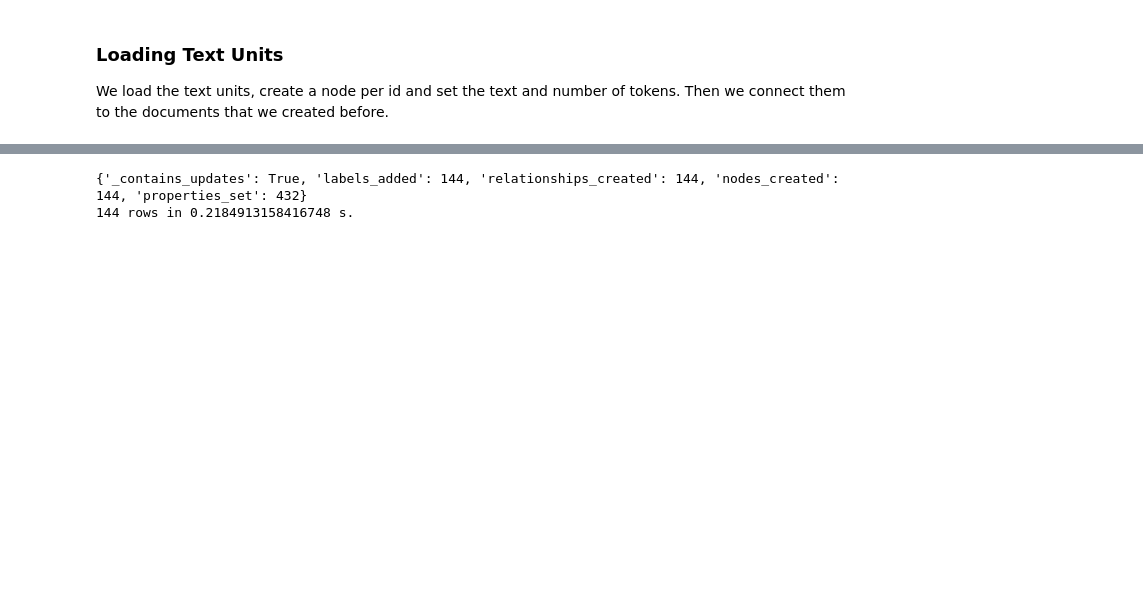
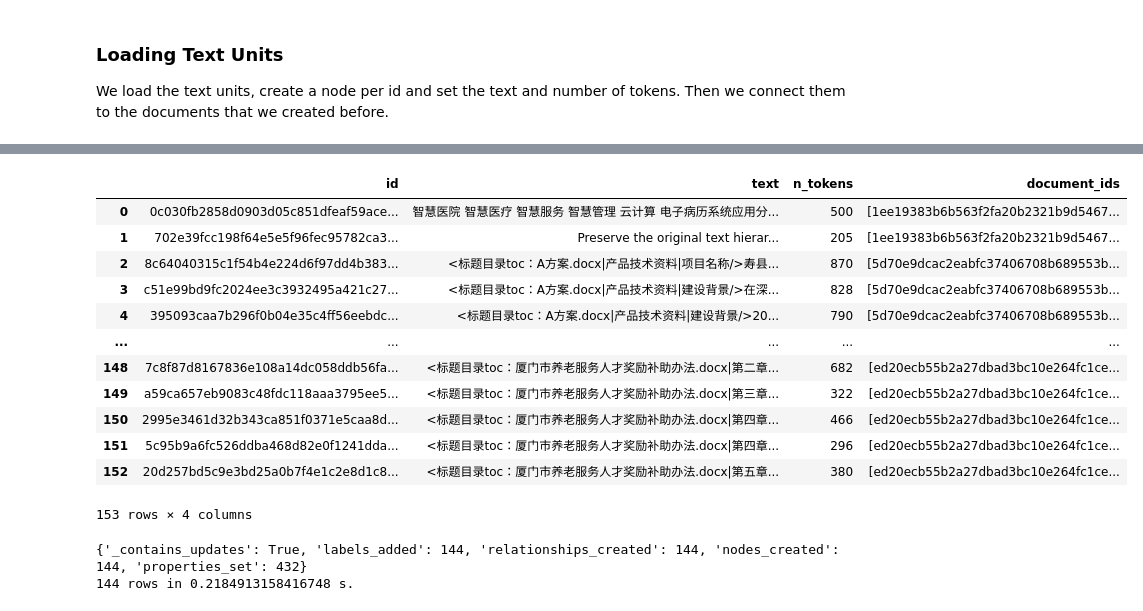
Before and after one commit to zhangjiekui/graphrag, a Jupyter notebook: examples_notebooks/community_contrib/neo4j/graphrag_import_neo4j_cypher.ipynb, the cells around one changed output, grey strips where cells are left out. Drawn from its saved outputs; the diff is of its cells as text; code cells hidden in the pictures; blank space fills up the shorter version.

```diff
--- a/examples_notebooks/community_contrib/neo4j/graphrag_import_neo4j_cypher.ipynb
+++ b/examples_notebooks/community_contrib/neo4j/graphrag_import_neo4j_cypher.ipynb
@@ -306,3 +281,19 @@ text_df.head(2)
+# %%
+text_df.head(-10)
+# %% [output]
+|  | id | text | n_tokens | document_ids |
+| 0 | 0c030fb2858d0903d05c851dfeaf59ace... | 智慧医院 智慧医疗 智慧服务 智慧管理 云计算 电子病历系统应用分... | 500 | [1ee19383b6b563f2fa20b2321b9d5467... |
+| 1 | 702e39fcc198f64e5e5f96fec95782ca3... | Preserve the original text hierar... | 205 | [1ee19383b6b563f2fa20b2321b9d5467... |
+| 2 | 8c64040315c1f54b4e224d6f97dd4b383... | <标题目录toc：A方案.docx|产品技术资料|项目名称/>寿县... | 870 | [5d70e9dcac2eabfc37406708b689553b... |
+| 3 | c51e99bd9fc2024ee3c3932495a421c27... | <标题目录toc：A方案.docx|产品技术资料|建设背景/>在深... | 828 | [5d70e9dcac2eabfc37406708b689553b... |
+| 4 | 395093caa7b296f0b04e35c4ff56eebdc... | <标题目录toc：A方案.docx|产品技术资料|建设背景/>20... | 790 | [5d70e9dcac2eabfc37406708b689553b... |
+| ... | ... | ... | ... | ... |
+| 148 | 7c8f87d8167836e108a14dc058ddb56fa... | <标题目录toc：厦门市养老服务人才奖励补助办法.docx|第二章... | 682 | [ed20ecb55b2a27dbad3bc10e264fc1ce... |
+| 149 | a59ca657eb9083c48fdc118aaa3795ee5... | <标题目录toc：厦门市养老服务人才奖励补助办法.docx|第三章... | 322 | [ed20ecb55b2a27dbad3bc10e264fc1ce... |
+| 150 | 2995e3461d32b343ca851f0371e5caa8d... | <标题目录toc：厦门市养老服务人才奖励补助办法.docx|第四章... | 466 | [ed20ecb55b2a27dbad3bc10e264fc1ce... |
+| 151 | 5c95b9a6fc526ddba468d82e0f1241dda... | <标题目录toc：厦门市养老服务人才奖励补助办法.docx|第四章... | 296 | [ed20ecb55b2a27dbad3bc10e264fc1ce... |
+| 152 | 20d257bd5c9e3bd25a0b7f4e1c2e8d1c8... | <标题目录toc：厦门市养老服务人才奖励补助办法.docx|第五章... | 380 | [ed20ecb55b2a27dbad3bc10e264fc1ce... |
+153 rows × 4 columns
 # %%
 statement = """
 MERGE (c:__Chunk__ {id:value.id})
```
Also changed, not shown: parts of 17 cells of this notebook, 4 other files.
